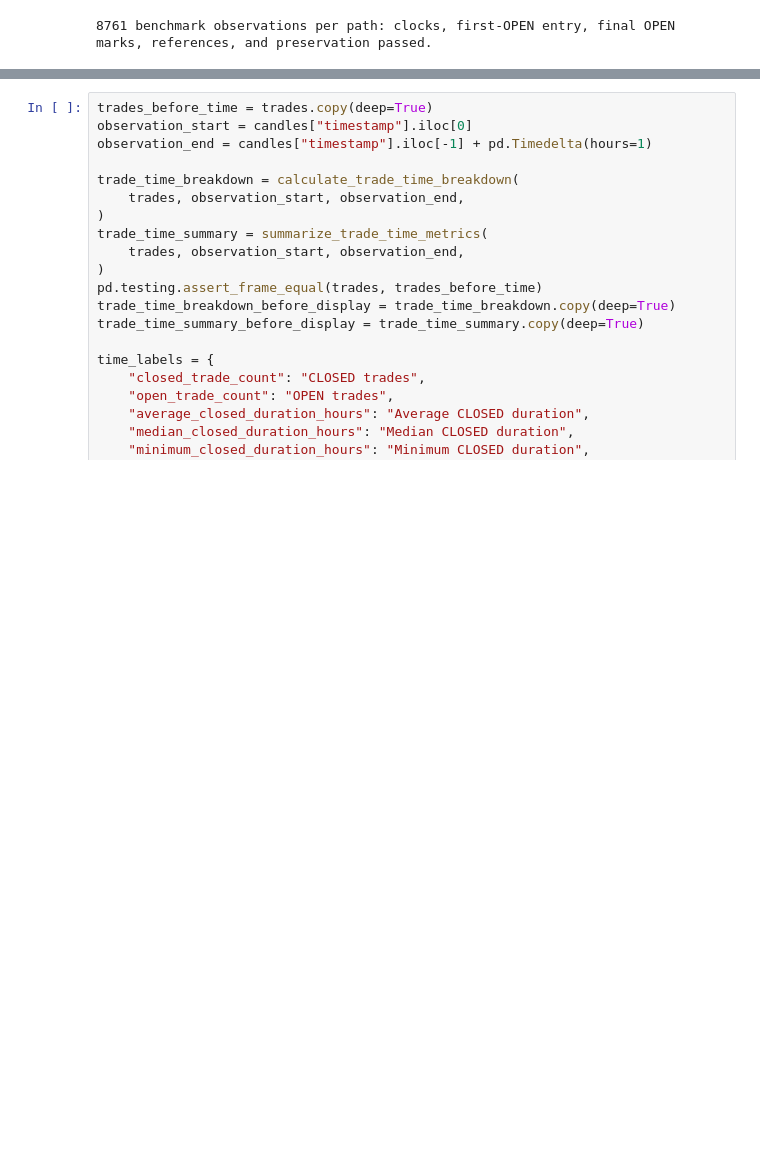
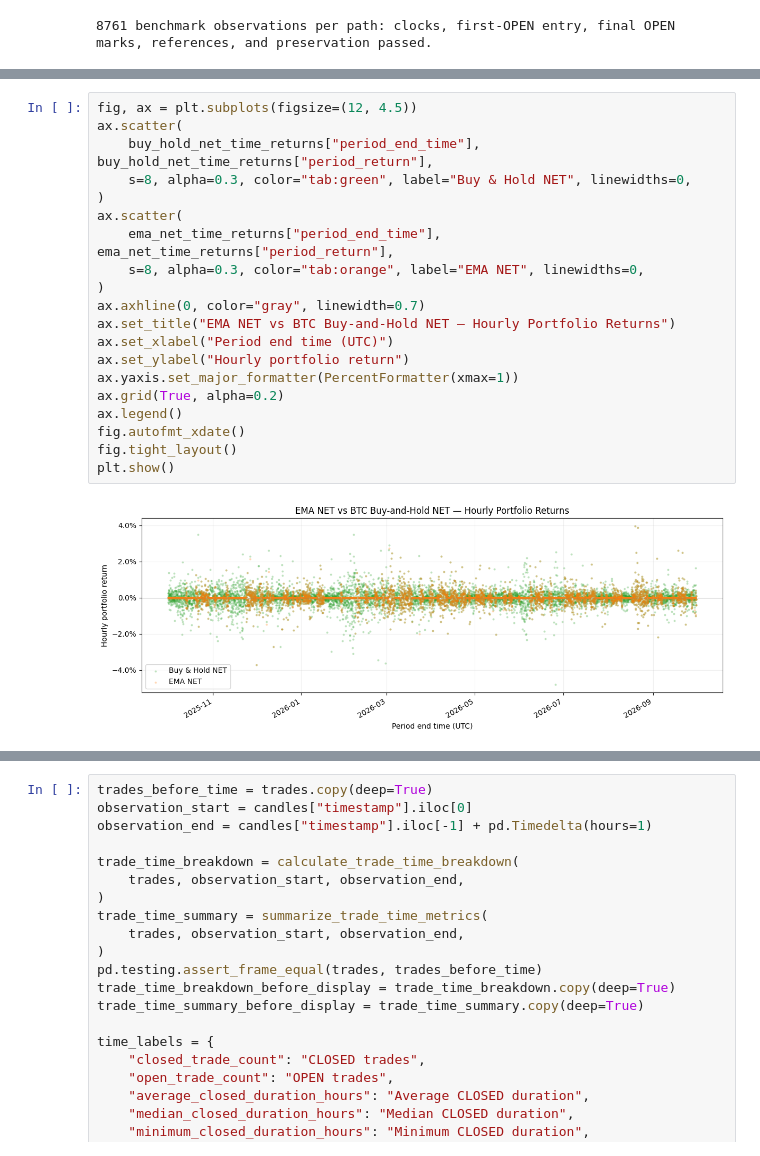
Before and after one commit to puckmandestroyer/trading-lab, a Jupyter notebook: notebooks/03_backtest_review.ipynb, the cells around one changed output, grey strips where cells are left out. Cells and saved outputs as stored; diff of their text form; blank space fills up the shorter version.

```diff
--- a/notebooks/03_backtest_review.ipynb
+++ b/notebooks/03_backtest_review.ipynb
@@ -1560,0 +1764,22 @@ print("8761 benchmark observations per path: clocks, first-OPEN entry, final OPE
+# %%
+fig, ax = plt.subplots(figsize=(12, 4.5))
+ax.scatter(
+    buy_hold_net_time_returns["period_end_time"], buy_hold_net_time_returns["period_return"],
+    s=8, alpha=0.3, color="tab:green", label="Buy & Hold NET", linewidths=0,
+)
+ax.scatter(
+    ema_net_time_returns["period_end_time"], ema_net_time_returns["period_return"],
+    s=8, alpha=0.3, color="tab:orange", label="EMA NET", linewidths=0,
+)
+ax.axhline(0, color="gray", linewidth=0.7)
+ax.set_title("EMA NET vs BTC Buy-and-Hold NET — Hourly Portfolio Returns")
+ax.set_xlabel("Period end time (UTC)")
+ax.set_ylabel("Hourly portfolio return")
+ax.yaxis.set_major_formatter(PercentFormatter(xmax=1))
+ax.grid(True, alpha=0.2)
+ax.legend()
+fig.autofmt_xdate()
+fig.tight_layout()
+plt.show()
+# %% [output]
+[figure, added]
```
Also changed, not shown: parts of 24 cells of this notebook, 6 other files.
